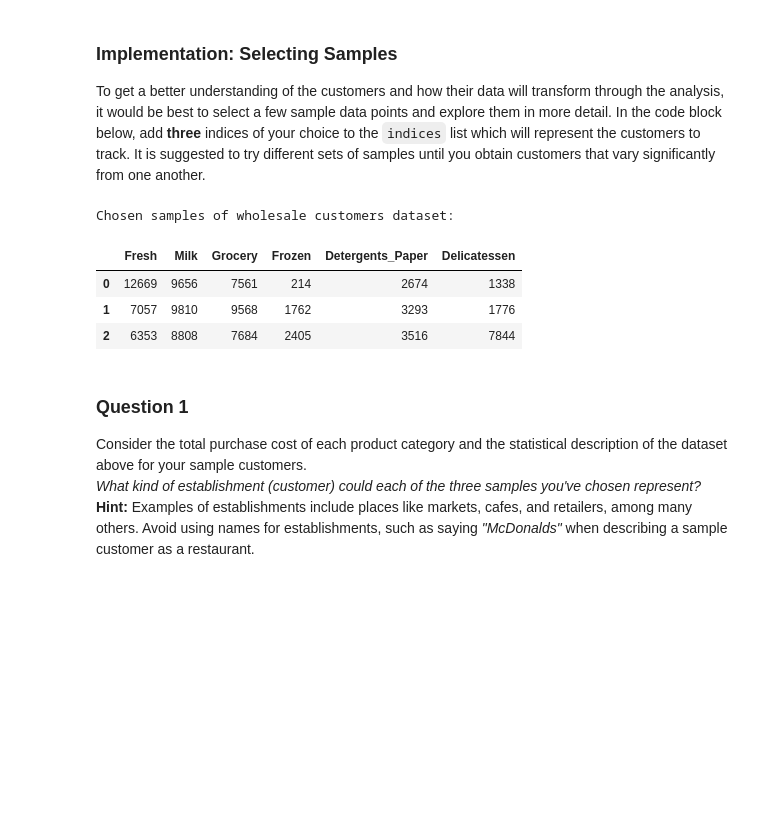
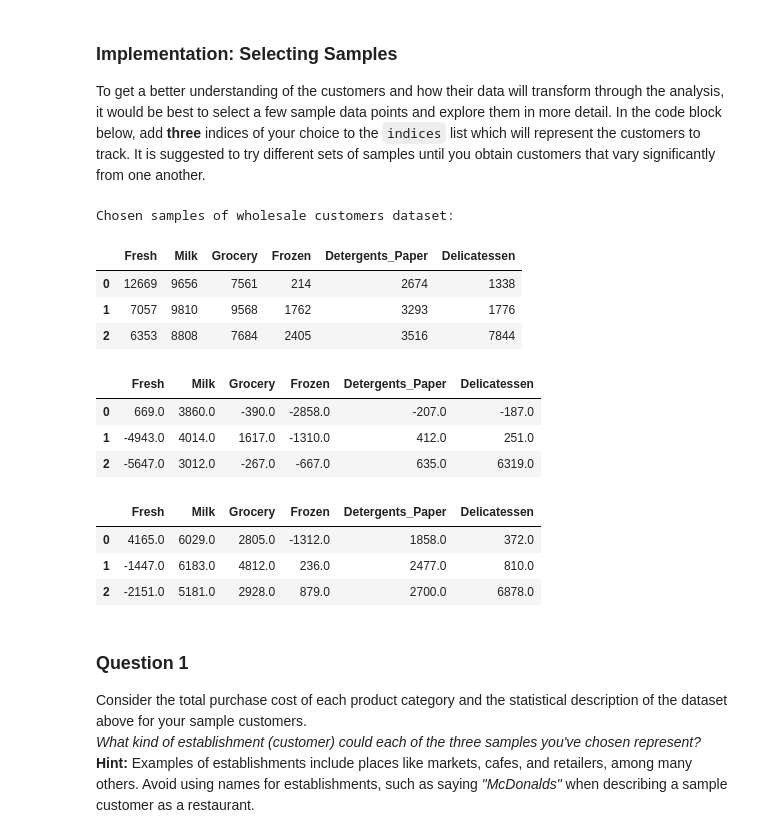
Before and after one commit to kazoo-kmt/machine-learning-nd, a Jupyter notebook: projects/creating_customer_segments/customer_segments.ipynb, the cells around one changed output. Saved outputs shown, nothing was run; the diff lists cells and outputs as text; code cells hidden in the pictures; blank space fills up the shorter version.

```diff
--- a/projects/creating_customer_segments/customer_segments.ipynb
+++ b/projects/creating_customer_segments/customer_segments.ipynb
@@ -59,17 +59,27 @@ To get a better understanding of the customers and how their data will transform
 # %%
 # TODO: Select three indices of your choice you wish to sample from the dataset
 indices = [0,1,2]
 
 # Create a DataFrame of the chosen samples
 samples = pd.DataFrame(data.loc[indices], columns = data.keys()).reset_index(drop = True)
 print ("Chosen samples of wholesale customers dataset:")
 display(samples)
+display(samples - data.mean().round())
+display(samples - data.median().round())
 # %% [output]
 Chosen samples of wholesale customers dataset:
 |  | Fresh | Milk | Grocery | Frozen | Detergents_Paper | Delicatessen |
 | 0 | 12669 | 9656 | 7561 | 214 | 2674 | 1338 |
 | 1 | 7057 | 9810 | 9568 | 1762 | 3293 | 1776 |
 | 2 | 6353 | 8808 | 7684 | 2405 | 3516 | 7844 |
+|  | Fresh | Milk | Grocery | Frozen | Detergents_Paper | Delicatessen |
+| 0 | 669.0 | 3860.0 | -390.0 | -2858.0 | -207.0 | -187.0 |
+| 1 | -4943.0 | 4014.0 | 1617.0 | -1310.0 | 412.0 | 251.0 |
+| 2 | -5647.0 | 3012.0 | -267.0 | -667.0 | 635.0 | 6319.0 |
+|  | Fresh | Milk | Grocery | Frozen | Detergents_Paper | Delicatessen |
+| 0 | 4165.0 | 6029.0 | 2805.0 | -1312.0 | 1858.0 | 372.0 |
+| 1 | -1447.0 | 6183.0 | 4812.0 | 236.0 | 2477.0 | 810.0 |
+| 2 | -2151.0 | 5181.0 | 2928.0 | 879.0 | 2700.0 | 6878.0 |
 # %% [markdown]
 ### Question 1
 Consider the total purchase cost of each product category and the statistical description of the dataset above for your sample customers.
```
Also changed, not shown: parts of 8 cells of this notebook, 1 other file.
